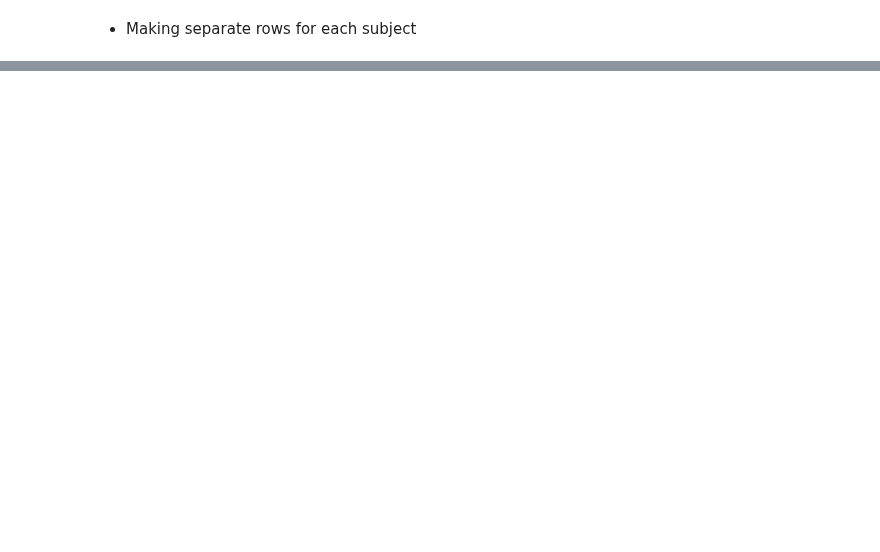
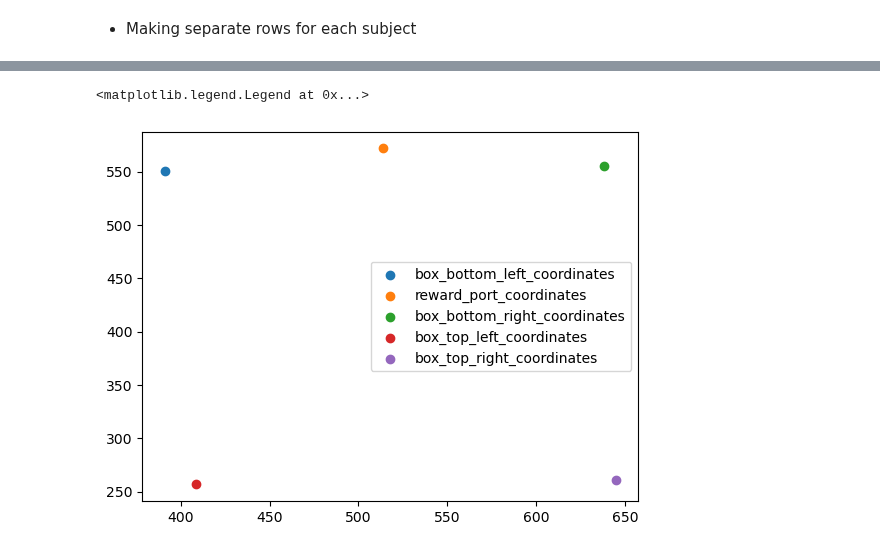
Before and after one commit to padillacoreanolab/dominance_strain_comparison, a Jupyter notebook: results/2023_05_02_rc_sleap_analysis/refactored_tone_distance.ipynb, the cells around one changed output, grey strips where cells are left out. Cells and saved outputs as stored; diff of their text form; code cells hidden in the pictures; blank space fills up the shorter version.

```diff
--- a/results/2023_05_02_rc_sleap_analysis/refactored_tone_distance.ipynb
+++ b/results/2023_05_02_rc_sleap_analysis/refactored_tone_distance.ipynb
@@ -86,0 +243,3 @@ tone_start_df["subj_index"] = tone_start_df.apply(lambda x: list(x["all_subj"]).
+# %%
+TONE_START_DF["corner_file"] = TONE_START_DF["File Name"].map(file_name_to_corner)
+TONE_START_DF["pose_estimation_file"] = TONE_START_DF["File Name"].map(file_name_to_pose_estimation)
@@ -86,0 +257,2 @@ tone_start_df["subj_index"] = tone_start_df.apply(lambda x: list(x["all_subj"]).
+# %%
+corner_node_names = extract_sleap_data_from_h5(all_corner_h5[0])[1]
@@ -86,0 +269,3 @@ tone_start_df["subj_index"] = tone_start_df.apply(lambda x: list(x["all_subj"]).
+# %%
+for index, node in enumerate(corner_node_names):
+    TONE_START_DF["{}_coordinates".format(node)] = TONE_START_DF["corner_file"].apply(lambda x: extract_sleap_data_from_h5(x)[0][0,index,:,0])
@@ -87,3 +283,16 @@ tone_start_df["subj_index"] = tone_start_df.apply(lambda x: list(x["all_subj"]).
+# %%
+corner_columns = [col for col in tone_start_df.columns if "coordinates" in col]
+# %%
+fig, ax = plt.subplots()
+
+for index, row in tone_start_df.iterrows():
+    for corner in corner_columns:
+        plt.scatter(row[corner][0], row[corner][1], label=corner)
+    break
+plt.legend()
+# %% [output]
+<matplotlib.legend.Legend at 0x...>
+[figure, added]
 # %% [markdown]
 <a style='text-decoration:none;line-height:16px;display:flex;color:#5B5B62;padding:10px;justify-content:end;' href='https://deepnote.com?utm_source=created-in-deepnote-cell&projectId=a4490980-3f6a-4f44-80eb-ebd789a5b21f' target="_blank">
 <img alt='Created in deepnote.com' style='display:inline;max-height:16px;margin:0px;margin-right:7.5px;' src='embedded-picture-1' > </img>
```
Also changed, not shown: parts of 43 cells of this notebook, 1 other file.
